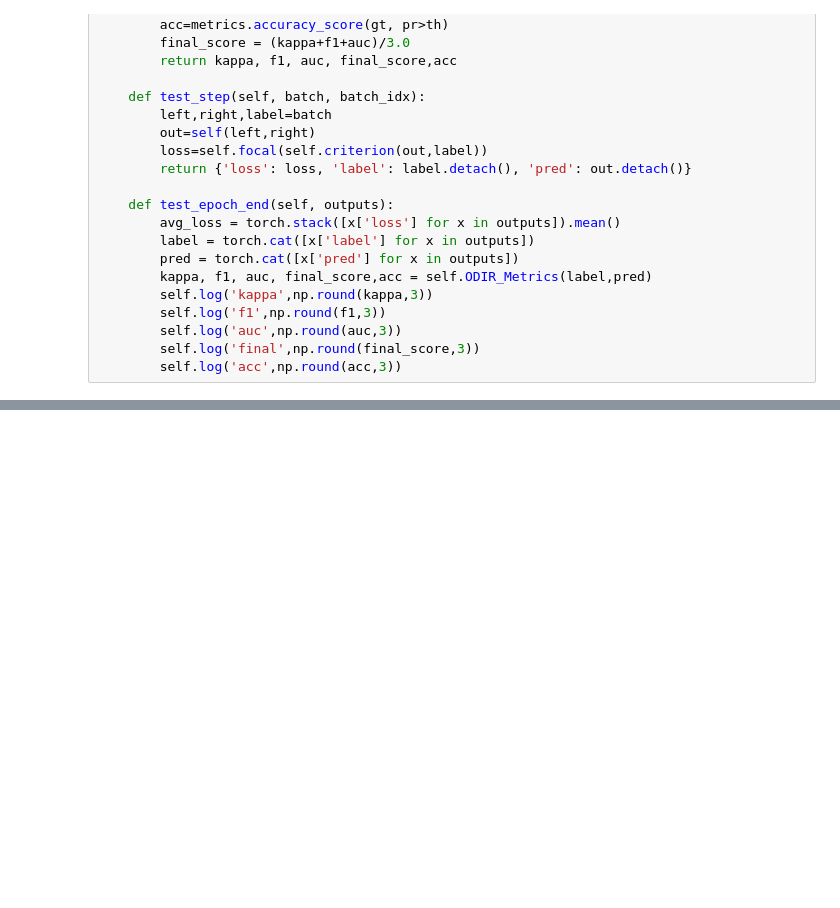
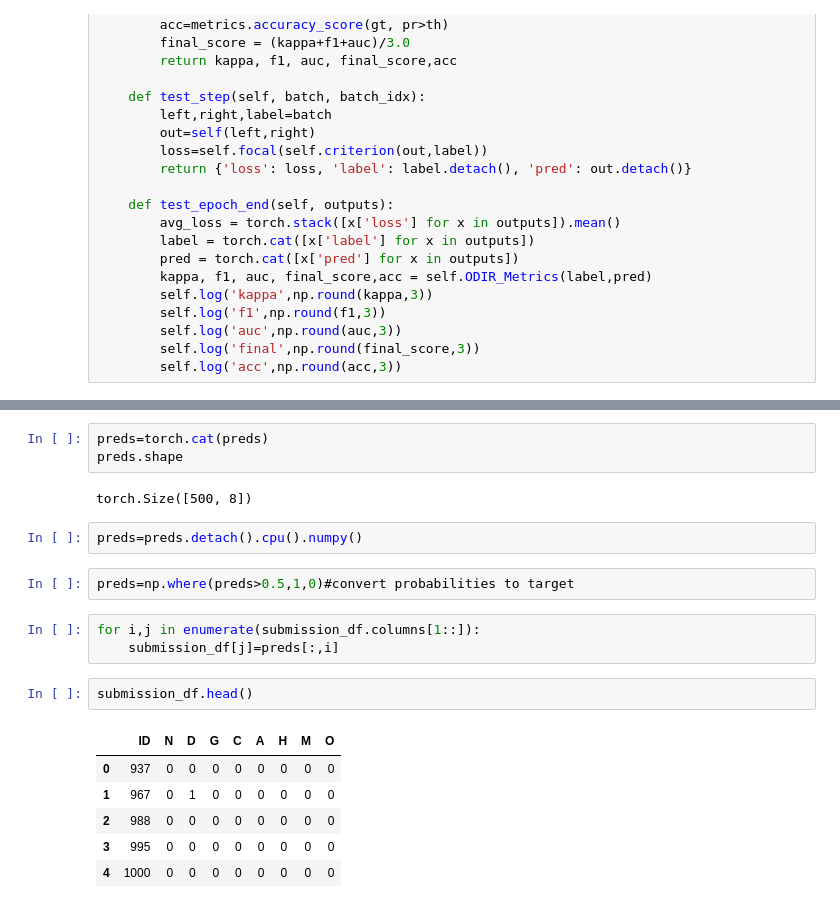
Before and after one commit to talhaanwarch/course, a Jupyter notebook: multi label.ipynb, the cells around one changed output, grey strips where cells are left out. Saved outputs shown, nothing was run; the diff lists cells and outputs as text; blank space fills up the shorter version.

```diff
--- a/multi label.ipynb
+++ b/multi label.ipynb
@@ -290,0 +330,21 @@ DATALOADER:0 TEST RESULTS
+# %%
+preds=torch.cat(preds)
+preds.shape
+# %% [output]
+torch.Size([500, 8])
+# %%
+preds=preds.detach().cpu().numpy()
+# %%
+preds=np.where(preds>0.5,1,0)#convert probabilities to target
+# %%
+for i,j in enumerate(submission_df.columns[1::]):
+    submission_df[j]=preds[:,i]
+# %%
+submission_df.head()
+# %% [output]
+|  | ID | N | D | G | C | A | H | M | O |
+| 0 | 937 | 0 | 0 | 0 | 0 | 0 | 0 | 0 | 0 |
+| 1 | 967 | 0 | 1 | 0 | 0 | 0 | 0 | 0 | 0 |
+| 2 | 988 | 0 | 0 | 0 | 0 | 0 | 0 | 0 | 0 |
+| 3 | 995 | 0 | 0 | 0 | 0 | 0 | 0 | 0 | 0 |
+| 4 | 1000 | 0 | 0 | 0 | 0 | 0 | 0 | 0 | 0 |
```
Also changed, not shown: parts of 11 cells of this notebook.
